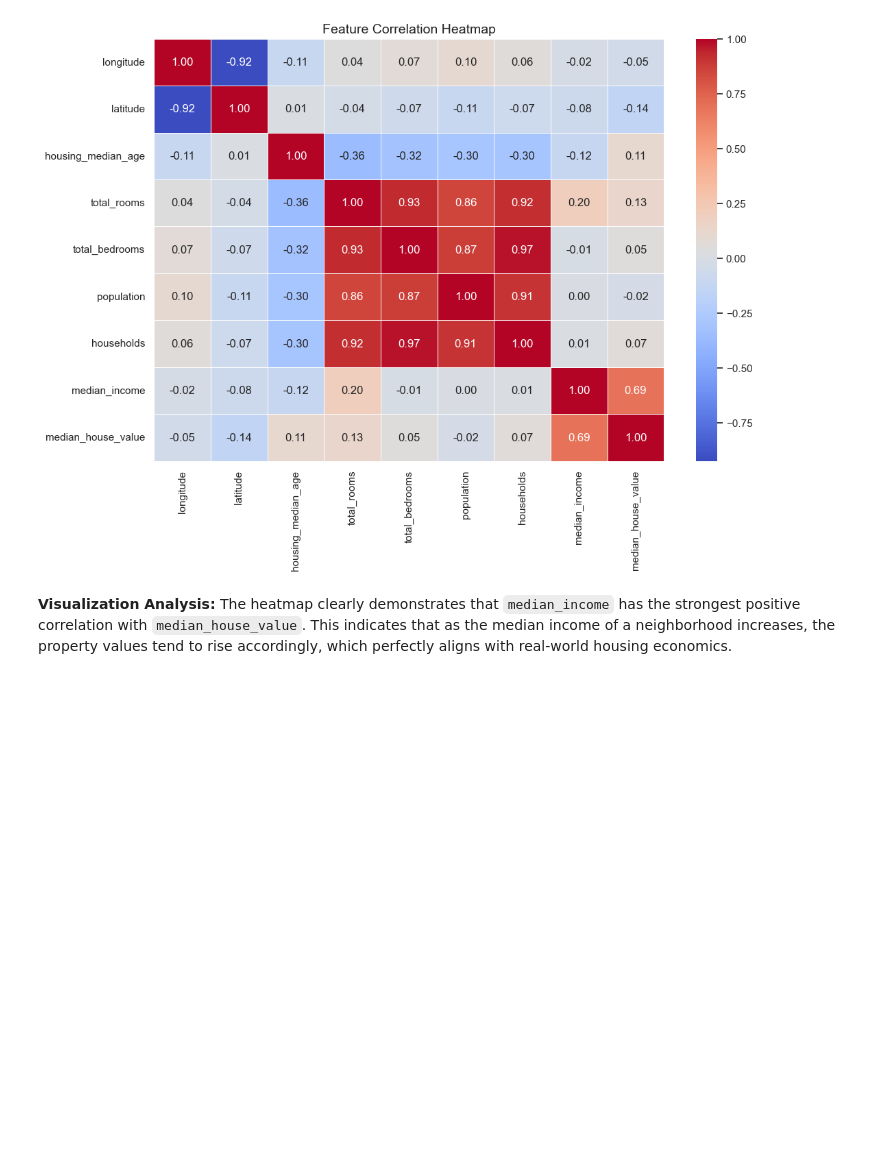
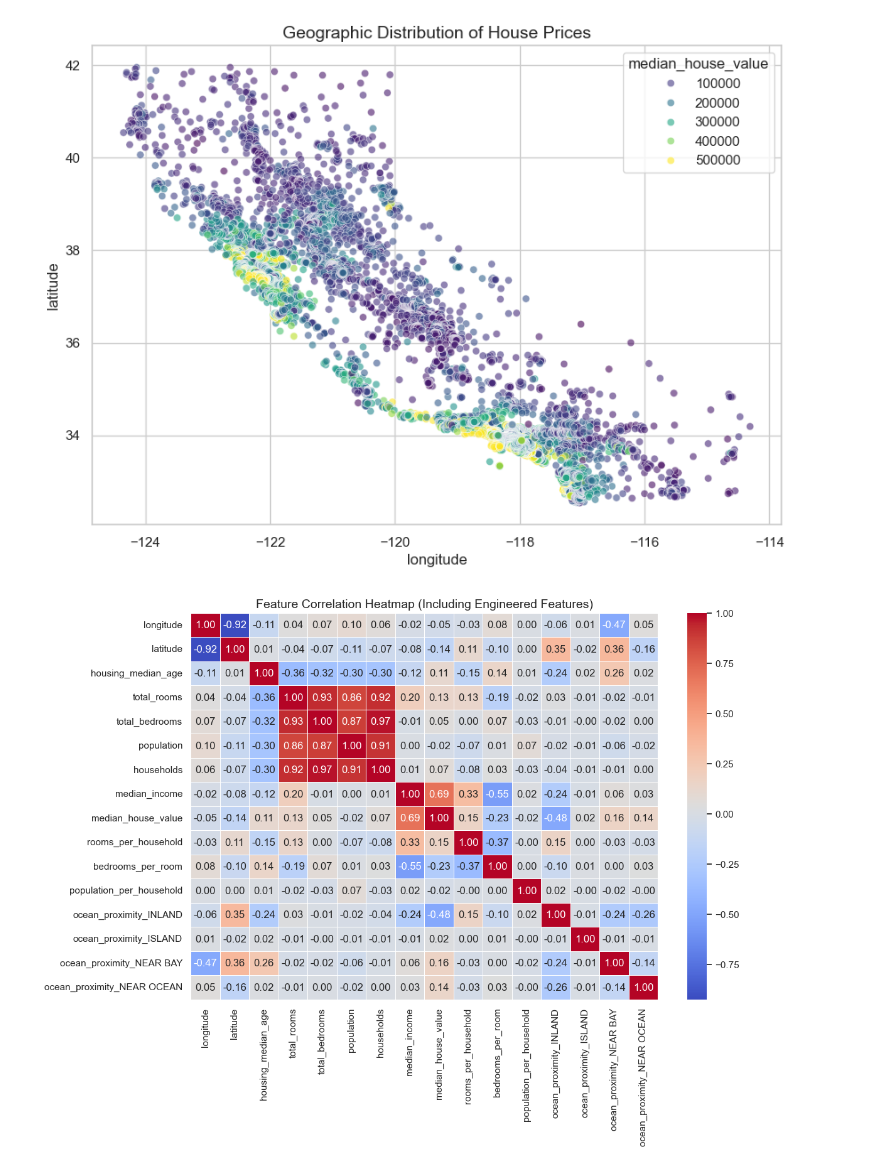
Before and after one commit to AlexGekov/Real-Estate-Price-Prediction-DNN, a Jupyter notebook: real_estate_price_prediction.ipynb, the cells around one changed output. Saved outputs shown, nothing was run; the diff lists cells and outputs as text; code cells hidden in the pictures; blank space fills up the shorter version.

```diff
--- a/real_estate_price_prediction.ipynb
+++ b/real_estate_price_prediction.ipynb
@@ -114,0 +31,16 @@ X_train, X_test, y_train, y_test, fitted_scaler = prepare_robust_features(housin
+# %%
+def load_clean_and_engineer():
+    """Loads CSV, imputes missing values, and creates engineered features."""
+    df = pd.read_csv('housing.csv')
+
+    df['total_bedrooms'] = df['total_bedrooms'].fillna(df['total_bedrooms'].median())
+
+    df['rooms_per_household'] = df['total_rooms'] / df['households']
+    df['bedrooms_per_room'] = df['total_bedrooms'] / df['total_rooms']
+    df['population_per_household'] = df['population'] / df['households']
+
+    df_encoded = pd.get_dummies(df, columns=['ocean_proximity'], drop_first=True)
+    return df_encoded
+
+housing_df_clean = load_clean_and_engineer()
+display(housing_df_clean.head())
@@ -115,17 +57,20 @@ X_train, X_test, y_train, y_test, fitted_scaler = prepare_robust_features(housin
 # %%
-def plot_correlation_heatmap(df):
-    """Plots a correlation heatmap for the numerical columns."""
-    plt.figure(figsize=(12, 8))
-    correlation_matrix = df.corr(numeric_only=True)
-    sns.heatmap(correlation_matrix, annot=True, cmap='coolwarm', fmt=".2f", linewidths=0.5)
-    plt.title("Feature Correlation Heatmap", fontsize=14)
-    plt.show()
+plt.figure(figsize=(10, 7))
+sns.scatterplot(
+    data=housing_df_clean, x='longitude', y='latitude',
+    hue='median_house_value', palette='viridis', alpha=0.6
+)
+plt.title("Geographic Distribution of House Prices", fontsize=14)
+plt.show()
 
-plot_correlation_heatmap(housing_df)
+plt.figure(figsize=(12, 8))
+correlation_matrix = housing_df_clean.corr(numeric_only=True)
+sns.heatmap(correlation_matrix, annot=True, cmap='coolwarm', fmt=".2f", linewidths=0.5)
+plt.title("Feature Correlation Heatmap (Including Engineered Features)", fontsize=14)
+plt.show()
 # %% [output]
-[figure, old version]
+[figure, new version]
+[figure, added]
-# %% [markdown]
-**Visualization Analysis:** The heatmap clearly demonstrates that `median_income` has the strongest positive correlation with `median_house_value`. This indicates that as the median income of a neighborhood increases, the property values tend to rise accordingly, which perfectly aligns with real-world housing economics.
 # %% [markdown]
 ## 4. Previous Research & Baseline Models
 
```
Also changed, not shown: parts of 24 cells of this notebook.
